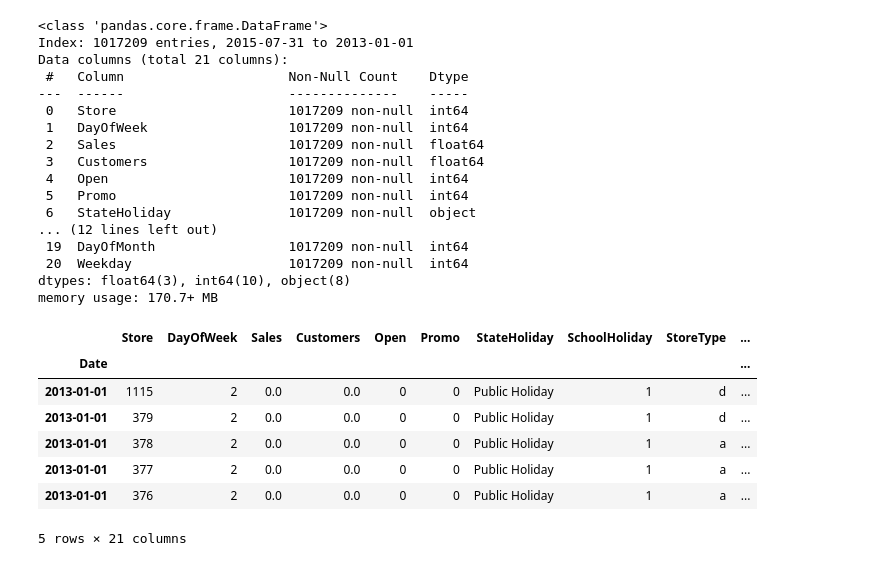
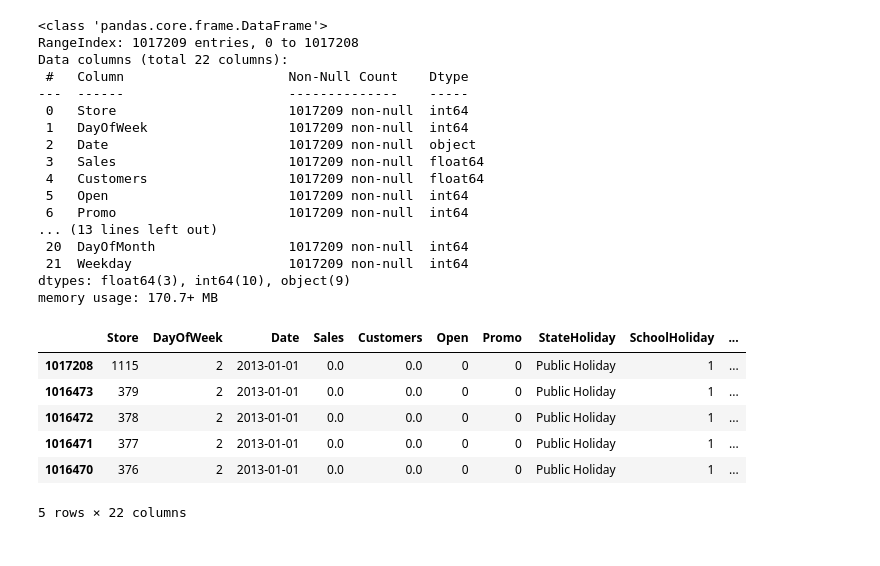
Before and after one commit to Micky373/Sales_forcasting, a Jupyter notebook: notebooks/deep_learning_modeling.ipynb, the cells around one changed output. Cells and saved outputs as stored; diff of their text form; code cells hidden in the pictures.

```diff
--- a/notebooks/deep_learning_modeling.ipynb
+++ b/notebooks/deep_learning_modeling.ipynb
@@ -25,38 +29,37 @@ from sklearn.ensemble import RandomForestRegressor
 # %%
 # Importing and reading the data
 
-train = pd.read_csv('../data/train_data_clean.csv',index_col='Date')
+train = pd.read_csv('../data/train_data_clean.csv')
 train.info()
 # %% [output]
 <class 'pandas.core.frame.DataFrame'>
-Index: 1017209 entries, 2015-07-31 to 2013-01-01
-Data columns (total 21 columns):
+RangeIndex: 1017209 entries, 0 to 1017208
+Data columns (total 22 columns):
  #   Column                     Non-Null Count    Dtype
 ---  ------                     --------------    -----
  0   Store                      1017209 non-null  int64
  1   DayOfWeek                  1017209 non-null  int64
- 2   Sales                      1017209 non-null  float64
- 3   Customers                  1017209 non-null  float64
- 4   Open                       1017209 non-null  int64
- 5   Promo                      1017209 non-null  int64
- 6   StateHoliday               1017209 non-null  object
-... (12 lines left out)
- 19  DayOfMonth                 1017209 non-null  int64
- 20  Weekday                    1017209 non-null  int64
-dtypes: float64(3), int64(10), object(8)
+ 2   Date                       1017209 non-null  object
+ 3   Sales                      1017209 non-null  float64
+ 4   Customers                  1017209 non-null  float64
+ 5   Open                       1017209 non-null  int64
+ 6   Promo                      1017209 non-null  int64
+... (13 lines left out)
+ 20  DayOfMonth                 1017209 non-null  int64
+ 21  Weekday                    1017209 non-null  int64
+dtypes: float64(3), int64(10), object(9)
 memory usage: 170.7+ MB
 # %%
 # Checking out the index and changing it from object to date format and sorting the data by date
 
-train.index = pd.to_datetime(train.index)
-train = train.sort_index(ascending=True)
+train['Date'] = pd.to_datetime(train['Date'])
+train = train.sort_values(by='Date')
 train.head()
 # %% [output]
-|  | Store | DayOfWeek | Sales | Customers | Open | Promo | StateHoliday | SchoolHoliday | StoreType | ... |
-| Date |  |  |  |  |  |  |  |  |  | ... |
-| 2013-01-01 | 1115 | 2 | 0.0 | 0.0 | 0 | 0 | Public Holiday | 1 | d | ... |
-| 2013-01-01 | 379 | 2 | 0.0 | 0.0 | 0 | 0 | Public Holiday | 1 | d | ... |
-| 2013-01-01 | 378 | 2 | 0.0 | 0.0 | 0 | 0 | Public Holiday | 1 | a | ... |
-| 2013-01-01 | 377 | 2 | 0.0 | 0.0 | 0 | 0 | Public Holiday | 1 | a | ... |
-| 2013-01-01 | 376 | 2 | 0.0 | 0.0 | 0 | 0 | Public Holiday | 1 | a | ... |
+|  | Store | DayOfWeek | Date | Sales | Customers | Open | Promo | StateHoliday | SchoolHoliday | ... |
+| 1017208 | 1115 | 2 | 2013-01-01 | 0.0 | 0.0 | 0 | 0 | Public Holiday | 1 | ... |
+| 1016473 | 379 | 2 | 2013-01-01 | 0.0 | 0.0 | 0 | 0 | Public Holiday | 1 | ... |
+| 1016472 | 378 | 2 | 2013-01-01 | 0.0 | 0.0 | 0 | 0 | Public Holiday | 1 | ... |
+| 1016471 | 377 | 2 | 2013-01-01 | 0.0 | 0.0 | 0 | 0 | Public Holiday | 1 | ... |
+| 1016470 | 376 | 2 | 2013-01-01 | 0.0 | 0.0 | 0 | 0 | Public Holiday | 1 | ... |
-5 rows × 21 columns
+5 rows × 22 columns
```
Also changed, not shown: parts of 5 cells of this notebook, 4 other files.
